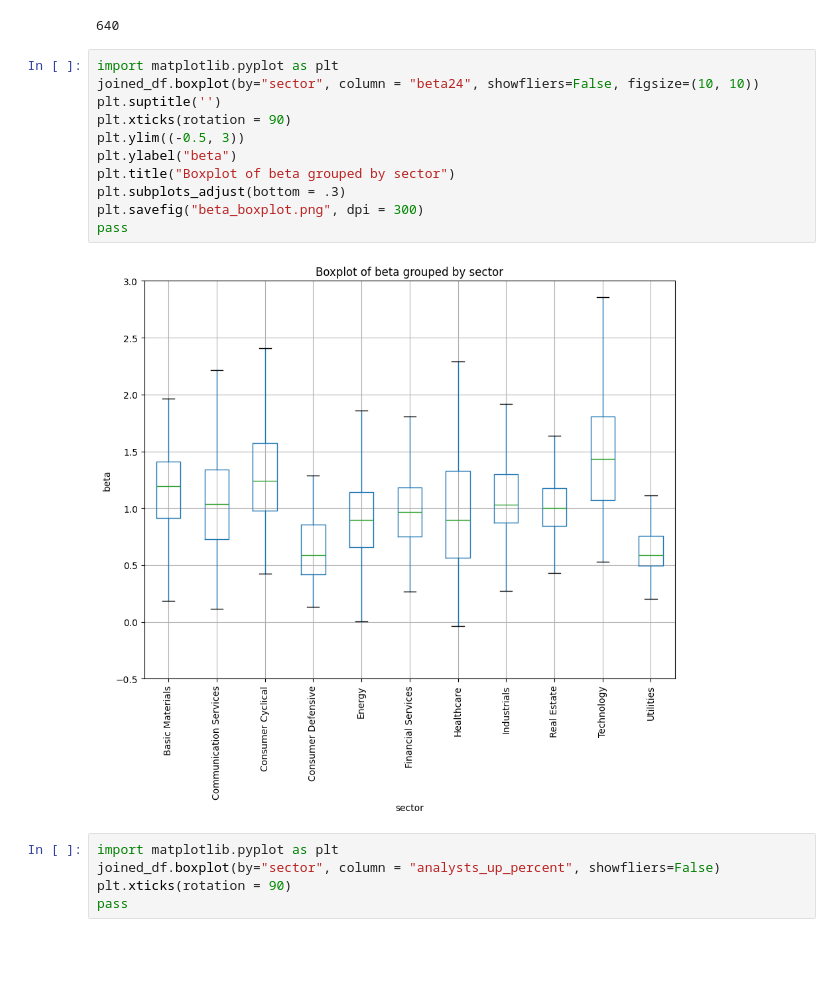
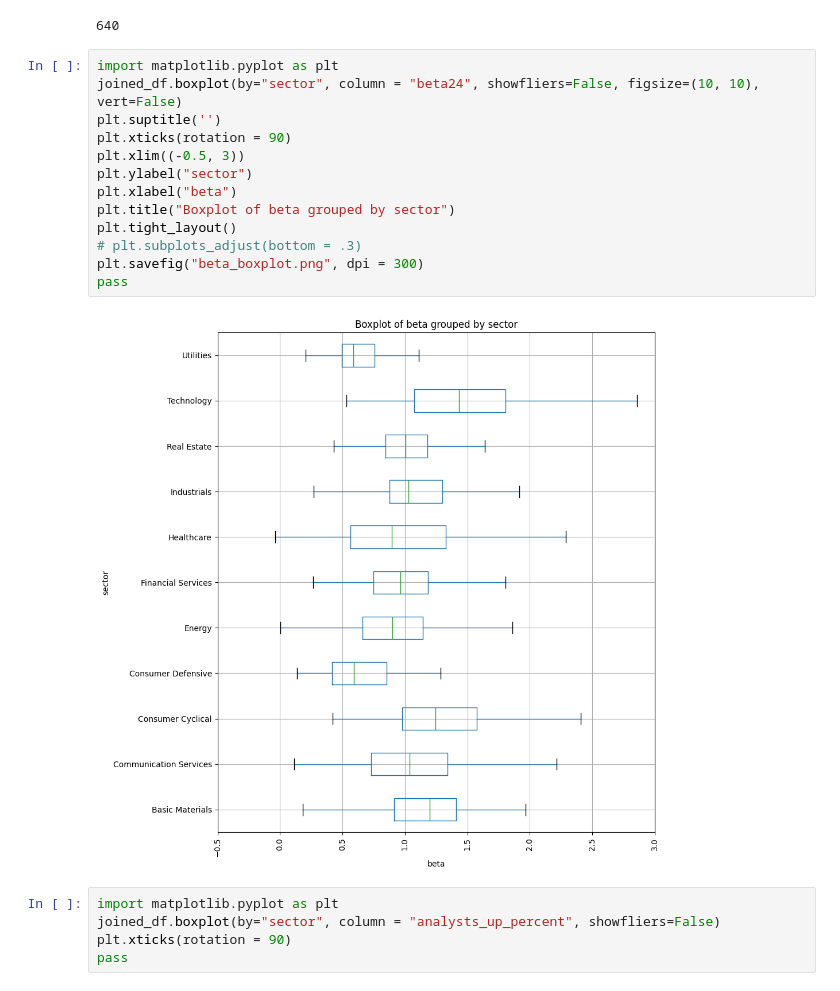
Before and after one commit to QuantBears/data-analysis, a Jupyter notebook: src/EDA/2023-10-02/eda.ipynb, the cells around one changed output. Saved outputs shown, nothing was run; the diff lists cells and outputs as text; blank space fills up the shorter version.

Commit message:
add EDA figures

```diff
--- a/src/EDA/2023-10-02/eda.ipynb
+++ b/src/EDA/2023-10-02/eda.ipynb
@@ -301,17 +301,19 @@ joined_df["dividend_coverage_ratio_ttm"].isna().sum()
 640
 # %%
 import matplotlib.pyplot as plt
-joined_df.boxplot(by="sector", column = "beta24", showfliers=False, figsize=(10, 10))
+joined_df.boxplot(by="sector", column = "beta24", showfliers=False, figsize=(10, 10), vert=False)
 plt.suptitle('')
 plt.xticks(rotation = 90)
-plt.ylim((-0.5, 3))
-plt.ylabel("beta")
+plt.xlim((-0.5, 3))
+plt.ylabel("sector")
+plt.xlabel("beta")
 plt.title("Boxplot of beta grouped by sector")
-plt.subplots_adjust(bottom = .3)
+plt.tight_layout()
+# plt.subplots_adjust(bottom = .3)
 plt.savefig("beta_boxplot.png", dpi = 300)
 pass
 # %% [output]
-[figure, old version]
+[figure, new version]
 # %%
 import matplotlib.pyplot as plt
 joined_df.boxplot(by="sector", column = "analysts_up_percent", showfliers=False)
```
Also changed, not shown: 12 other files.
